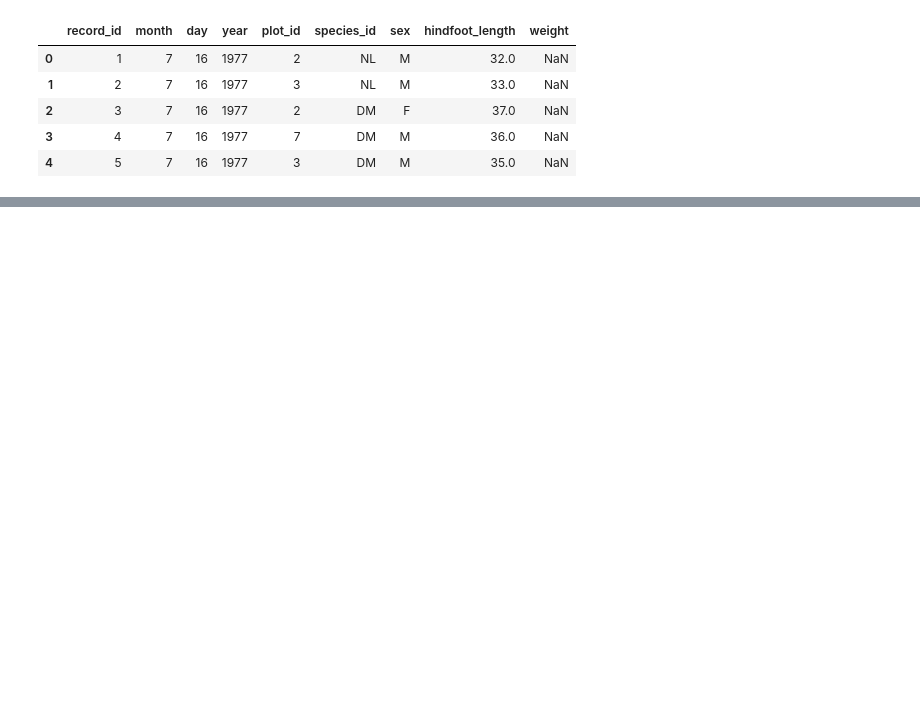
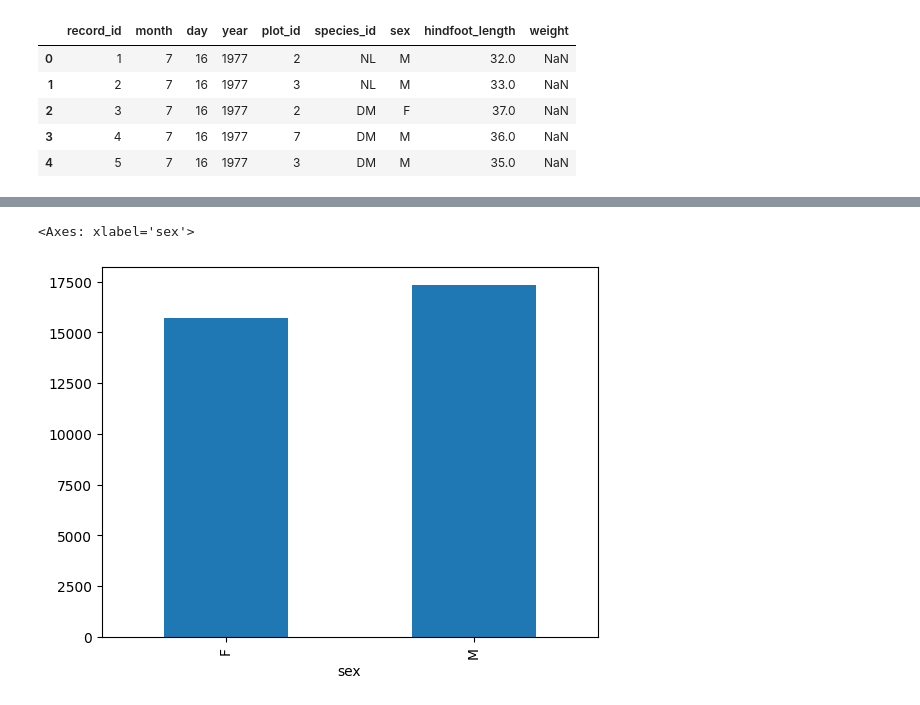
Before and after one commit to theodoraaaa/data-vis-python, a Jupyter notebook: survey_data_vis.ipynb, the cells around one changed output, grey strips where cells are left out. Saved outputs shown, nothing was run; the diff lists cells and outputs as text; code cells hidden in the pictures; blank space fills up the shorter version.

```diff
--- a/survey_data_vis.ipynb
+++ b/survey_data_vis.ipynb
@@ -13,0 +55,7 @@ surveys.head()
+# %%
+surveys_sex=surveys.groupby("sex")["record_id"].count()
+# %%
+surveys_sex.plot(kind="bar")
+# %% [output]
+<Axes: xlabel='sex'>
+[figure, added]
```
Also changed, not shown: parts of 4 cells of this notebook.
